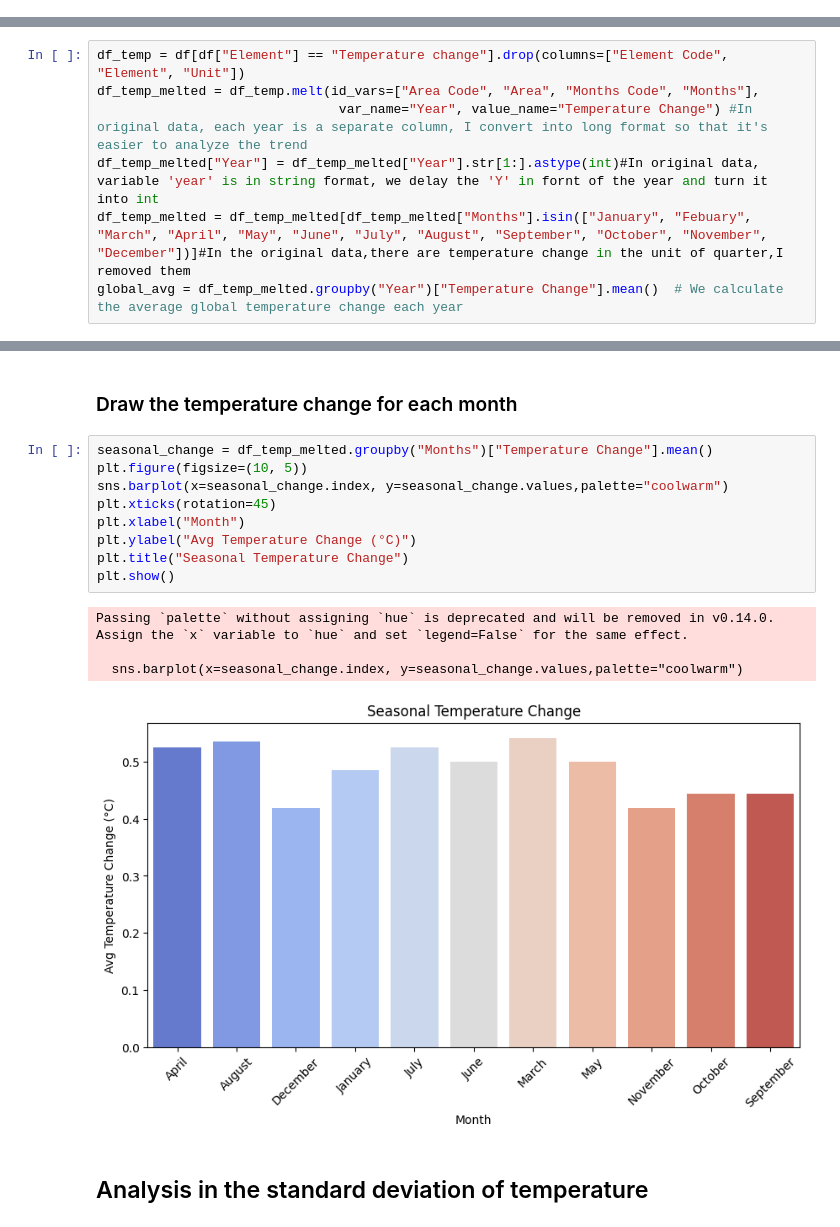
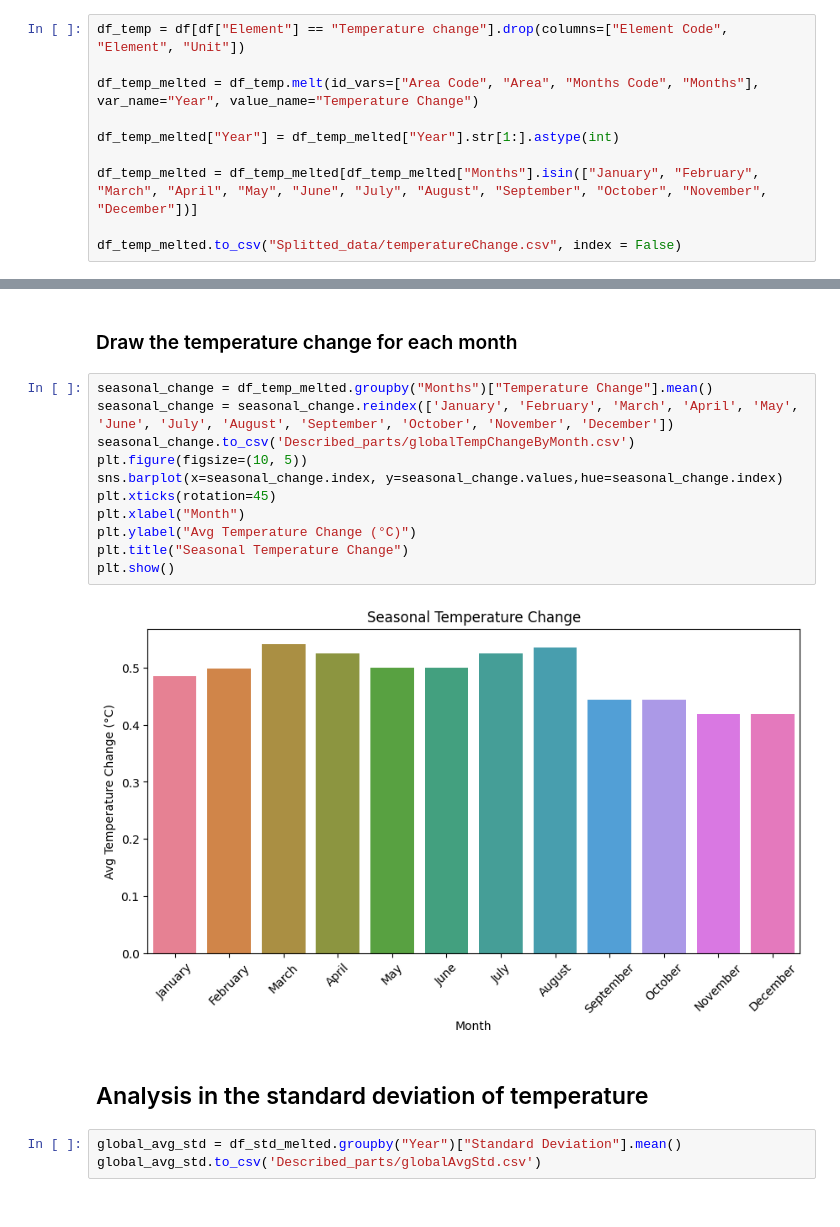
Before and after one commit to stacyshki/TemperatureChangeVisualization, a Jupyter notebook: FINAL PROJECT.ipynb, the cells around one changed output, grey strips where cells are left out. Cells and saved outputs as stored; diff of their text form.

```diff
--- a/FINAL PROJECT.ipynb
+++ b/FINAL PROJECT.ipynb
@@ -5,0 +23,10 @@ df = pd.read_csv("Environment_Temperature_change_E_All_Data_NOFLAG.csv", encodin
+# %%
+df_temp = df[df["Element"] == "Temperature change"].drop(columns=["Element Code", "Element", "Unit"])
+
+df_temp_melted = df_temp.melt(id_vars=["Area Code", "Area", "Months Code", "Months"], var_name="Year", value_name="Temperature Change")
+
+df_temp_melted["Year"] = df_temp_melted["Year"].str[1:].astype(int)
+
+df_temp_melted = df_temp_melted[df_temp_melted["Months"].isin(["January", "February", "March", "April", "May", "June", "July", "August", "September", "October", "November", "December"])]
+
+df_temp_melted.to_csv("Splitted_data/temperatureChange.csv", index = False)
@@ -8,7 +176,0 @@ df = pd.read_csv("Environment_Temperature_change_E_All_Data_NOFLAG.csv", encodin
-# %%
-df_temp = df[df["Element"] == "Temperature change"].drop(columns=["Element Code", "Element", "Unit"])
-df_temp_melted = df_temp.melt(id_vars=["Area Code", "Area", "Months Code", "Months"],
-                               var_name="Year", value_name="Temperature Change") #In original data, each year is a separate column, I convert into long format so that it's easier to analyze the trend
-df_temp_melted["Year"] = df_temp_melted["Year"].str[1:].astype(int)#In original data, variable 'year' is in string format, we delay the 'Y' in fornt of the year and turn it into int
-df_temp_melted = df_temp_melted[df_temp_melted["Months"].isin(["January", "Febuary", "March", "April", "May", "June", "July", "August", "September", "October", "November", "December"])]#In the original data,there are temperature change in the unit of quarter,I removed them
-global_avg = df_temp_melted.groupby("Year")["Temperature Change"].mean()  # We calculate the average global temperature change each year
@@ -45,17 +212,19 @@ Name: Temperature Change, Length: 284, dtype: float64
 ### Draw the temperature change for each month
 # %%
 seasonal_change = df_temp_melted.groupby("Months")["Temperature Change"].mean()
+seasonal_change = seasonal_change.reindex(['January', 'February', 'March', 'April', 'May', 'June', 'July', 'August', 'September', 'October', 'November', 'December'])
+seasonal_change.to_csv('Described_parts/globalTempChangeByMonth.csv')
 plt.figure(figsize=(10, 5))
-sns.barplot(x=seasonal_change.index, y=seasonal_change.values,palette="coolwarm")
+sns.barplot(x=seasonal_change.index, y=seasonal_change.values,hue=seasonal_change.index)
 plt.xticks(rotation=45)
 plt.xlabel("Month")
 plt.ylabel("Avg Temperature Change (°C)")
 plt.title("Seasonal Temperature Change")
 plt.show()
 # %% [output]
-Passing `palette` without assigning `hue` is deprecated and will be removed in v0.14.0. Assign the `x` variable to `hue` and set `legend=False` for the same effect.
-
-  sns.barplot(x=seasonal_change.index, y=seasonal_change.values,palette="coolwarm")
-[figure, old version]
+[figure, new version]
 # %% [markdown]
 ## Analysis in the standard deviation of temperature
+# %%
+global_avg_std = df_std_melted.groupby("Year")["Standard Deviation"].mean()
+global_avg_std.to_csv('Described_parts/globalAvgStd.csv')
```
Also changed, not shown: parts of 25 cells of this notebook, 21 other files.
